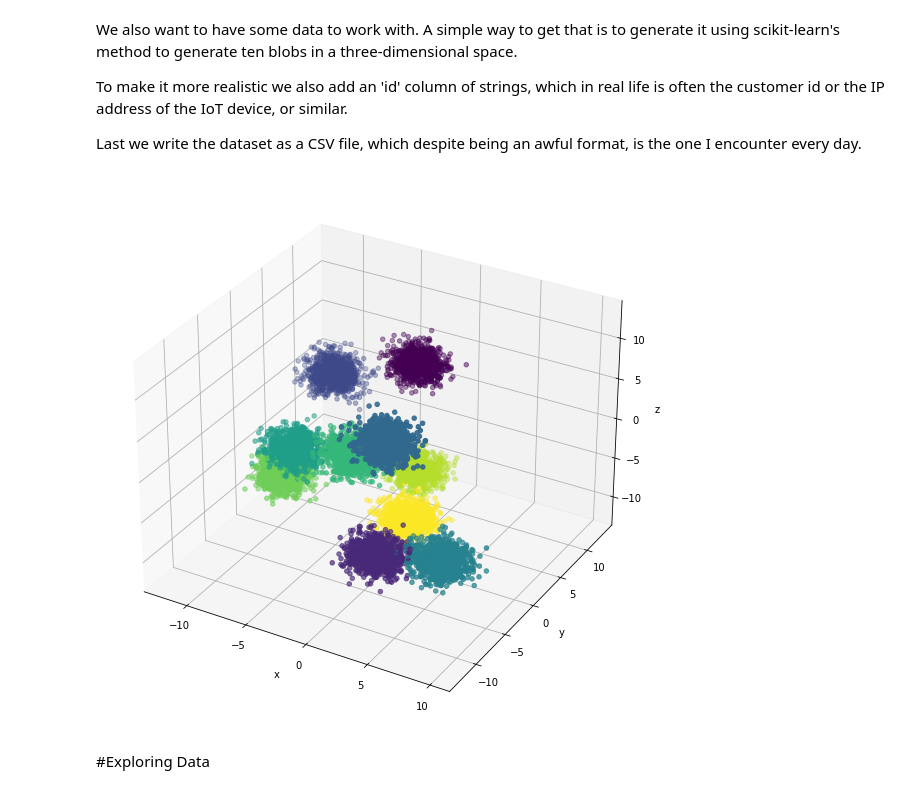
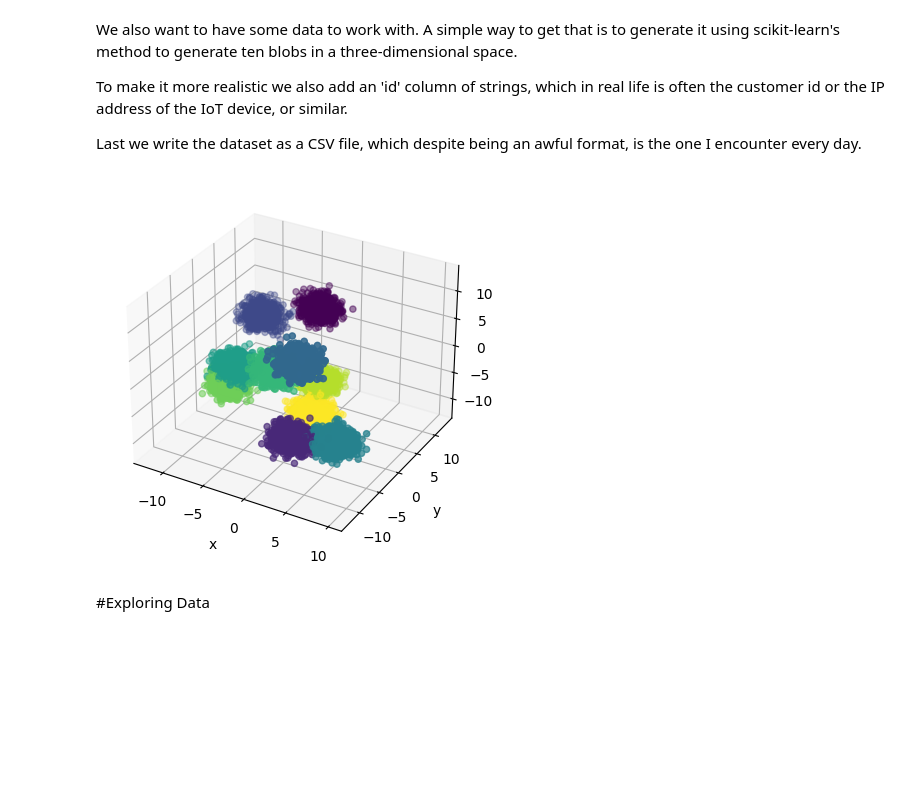
Before and after one commit to pasdptt/PasdPublicNB, a Jupyter notebook: Lecture8_ Modeling on spark - unsupervised learning.ipynb, the cells around one changed output. Saved outputs shown, nothing was run; the diff lists cells and outputs as text; code cells hidden in the pictures; blank space fills up the shorter version.

```diff
--- a/Lecture8_ Modeling on spark - unsupervised learning.ipynb
+++ b/Lecture8_ Modeling on spark - unsupervised learning.ipynb
@@ -61,14 +57,19 @@ file_path = 'dbfs:/temp/input.csv'
 # save the ndarray as a csv file
 pddf.to_csv("input.csv", index=False)
 # %%
-threedee = plt.figure(figsize=(12,10)).gca(projection='3d')
+import matplotlib.pyplot as plt
+from mpl_toolkits import mplot3d
+
+#threedee = plt.figure(figsize=(12,10)).gca(projection='3d')
+fig = plt.figure()
+threedee = fig.add_subplot(111, projection='3d')
 threedee.scatter(X[:,0], X[:,1], X[:,2], c=y)
 threedee.set_xlabel('x')
 threedee.set_ylabel('y')
 threedee.set_zlabel('z')
 plt.show()
 # %% [output]
-[figure, old version]
+[figure, new version]
 # %% [markdown]
 #Exploring Data
 # %%
```
Also changed, not shown: parts of 6 cells of this notebook.
